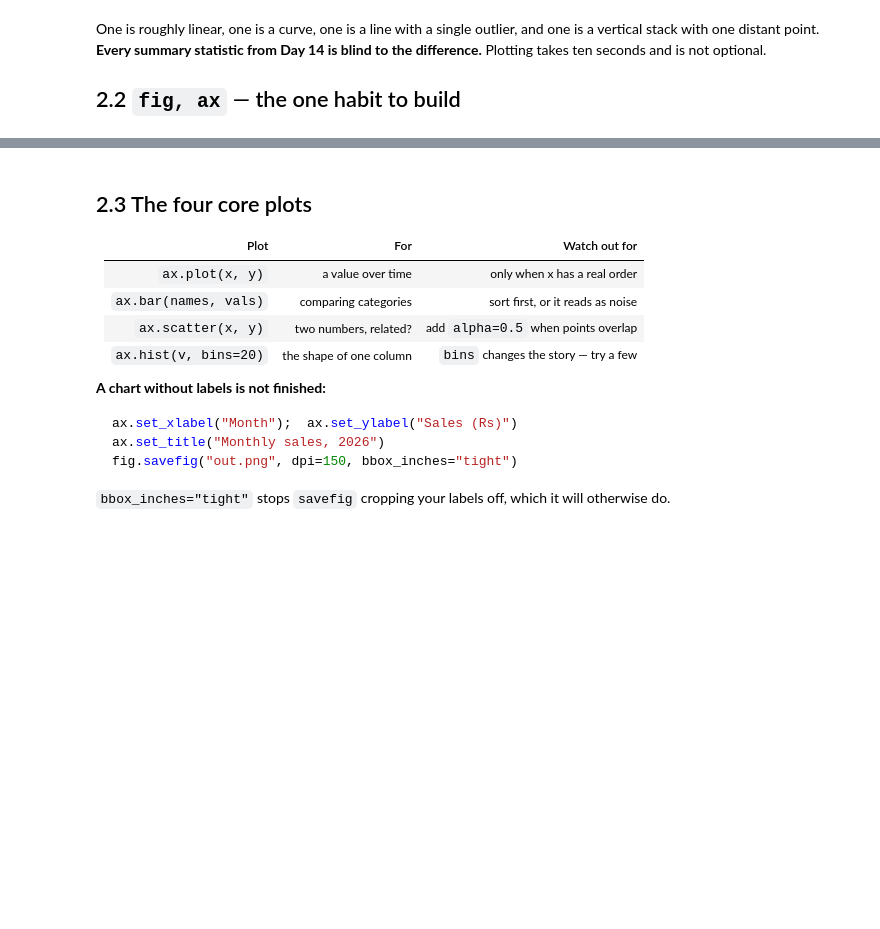
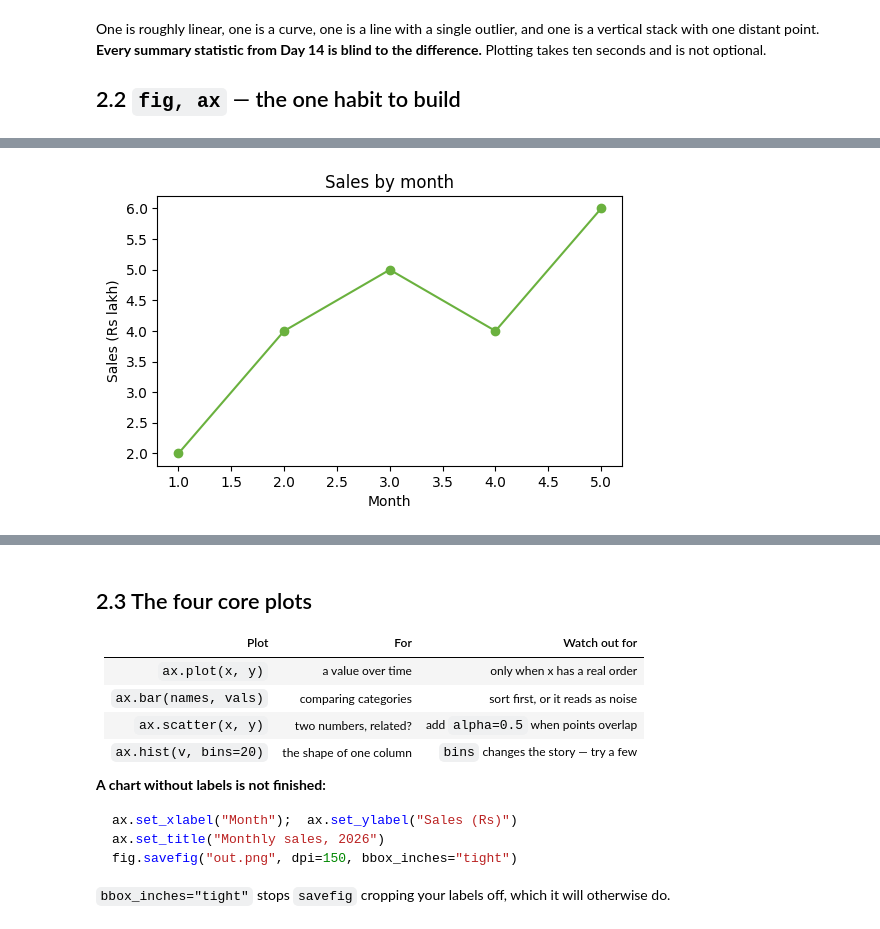
Before and after one commit to Chava-Sai/Artificial-Intelligence-Course, a Jupyter notebook: Day-20-Outliers-Matplotlib-Seaborn/Day20_Teaching_Notebook.ipynb, the cells around one changed output, grey strips where cells are left out. Drawn from its saved outputs; the diff is of its cells as text; code cells hidden in the pictures; blank space fills up the shorter version.

```diff
--- a/Day-20-Outliers-Matplotlib-Seaborn/Day20_Teaching_Notebook.ipynb
+++ b/Day-20-Outliers-Matplotlib-Seaborn/Day20_Teaching_Notebook.ipynb
@@ -169,15 +205,17 @@ plt.show()
 # %%
 # The style to learn
 fig, ax = plt.subplots(figsize=(6, 3.5))
 
-ax.plot(x, y, marker="o")
+ax.plot(x, y, marker="o",color = "#6AB13E")
 ax.set_title("Sales by month")
 ax.set_xlabel("Month")
 ax.set_ylabel("Sales (Rs lakh)")
 plt.show()
 
 # fig is the canvas, ax is the one set of axes you are drawing on.
 # Named, so there is never any doubt which plot you are changing.
+# %% [output]
+[figure, added]
 # %%
 # And the reason it matters - two plots side by side
 np.random.seed(0)
```
Also changed, not shown: parts of 14 cells of this notebook, 12 other files.
